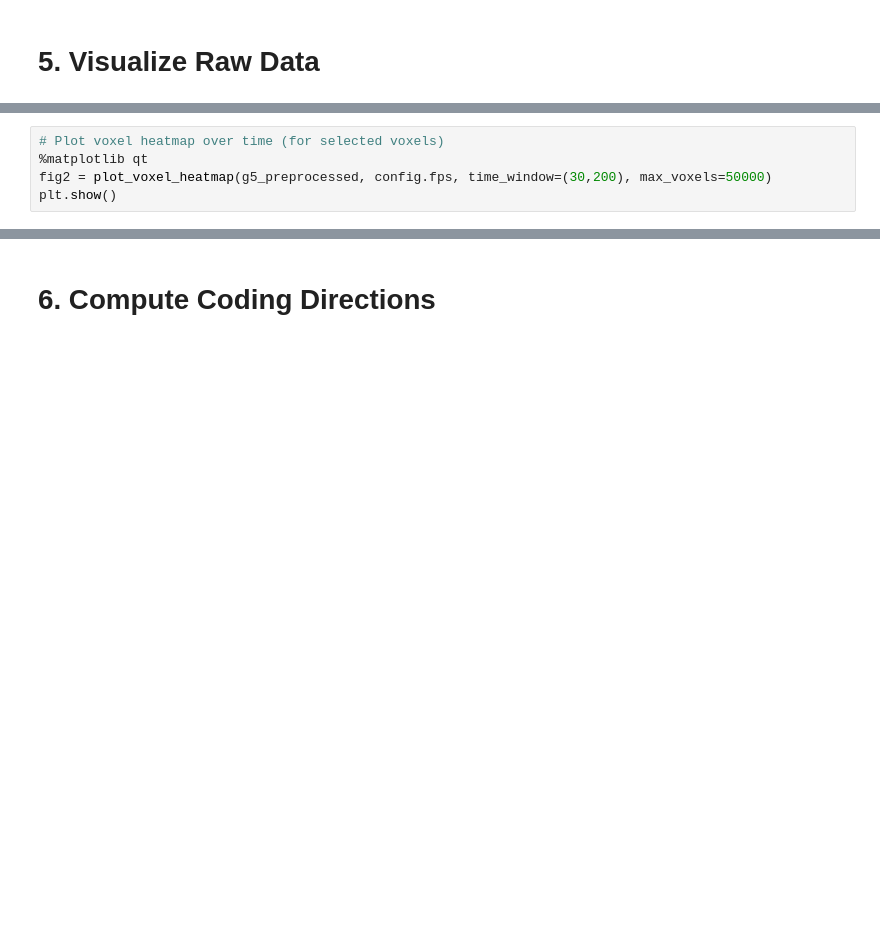
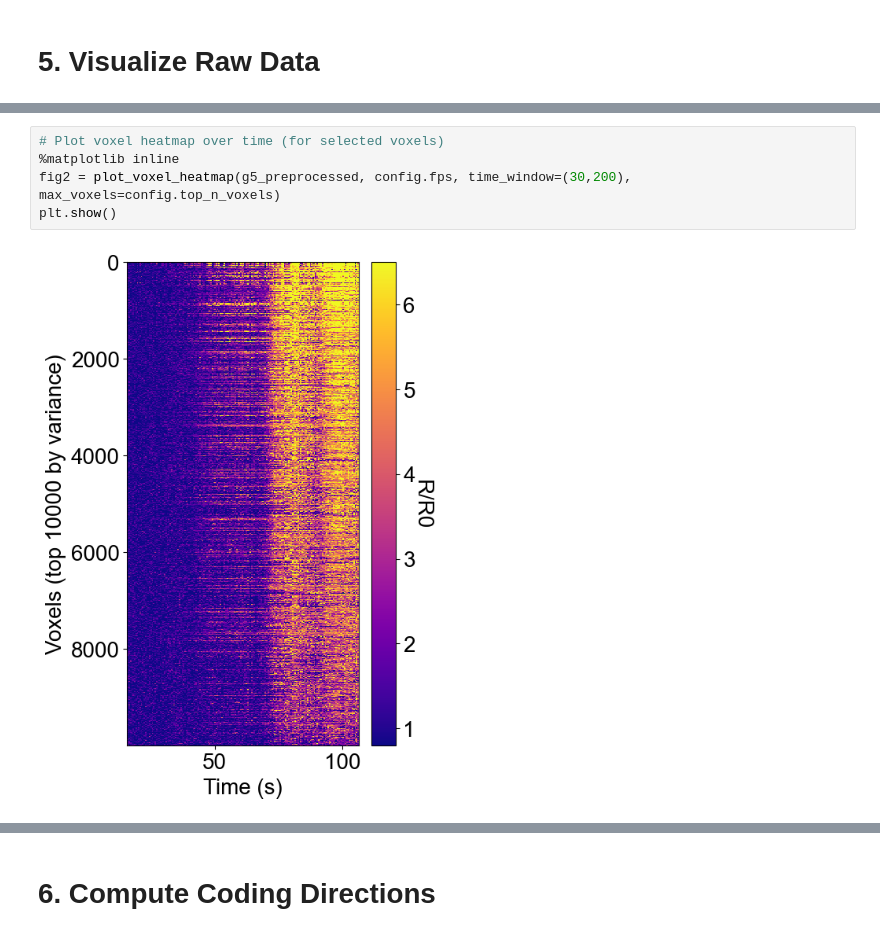
Before and after one commit to MunibH/g5ht-pipeline, a Jupyter notebook: coding_directions.ipynb, the cells around one changed output, grey strips where cells are left out. Saved outputs shown, nothing was run; the diff lists cells and outputs as text; blank space fills up the shorter version.

```diff
--- a/coding_directions.ipynb
+++ b/coding_directions.ipynb
@@ -1114,8 +1184,10 @@ plt.show()
 # %%
 # Plot voxel heatmap over time (for selected voxels)
-%matplotlib qt
-fig2 = plot_voxel_heatmap(g5_preprocessed, config.fps, time_window=(30,200), max_voxels=50000)
+%matplotlib inline
+fig2 = plot_voxel_heatmap(g5_preprocessed, config.fps, time_window=(30,200), max_voxels=config.top_n_voxels)
 plt.show()
+# %% [output]
+[figure, added]
 # %%
 # Plot mean activity over time with epoch markers
 fig3 = plot_mean_activity(g5_preprocessed, config.fps, config)
```
Also changed, not shown: parts of 19 cells of this notebook, 2 other files.
